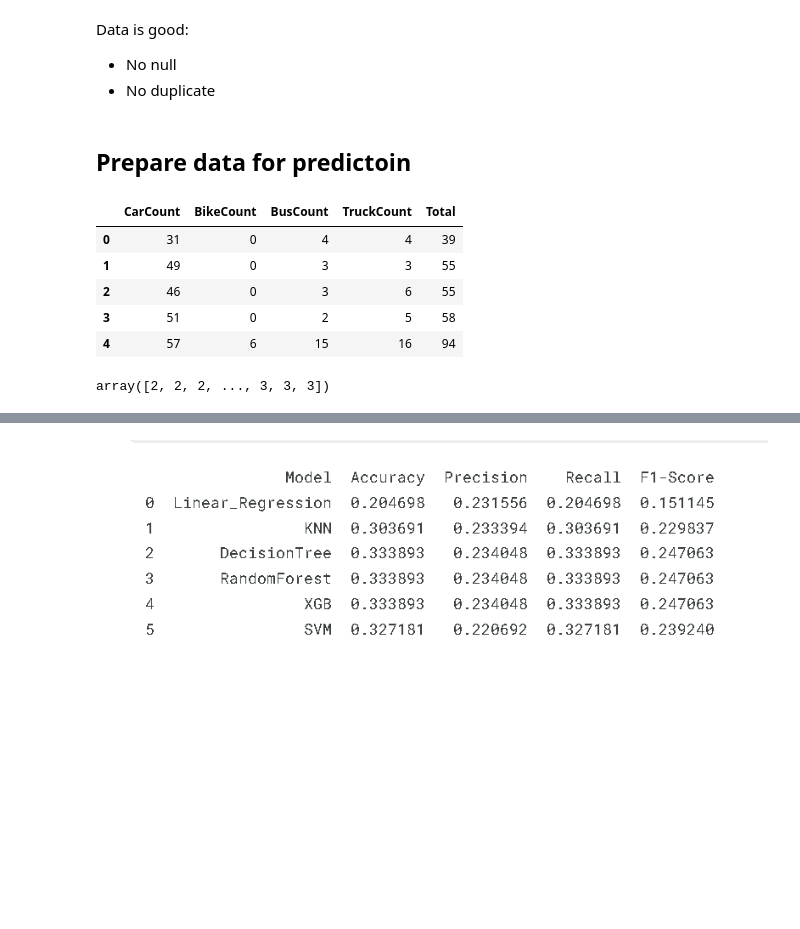
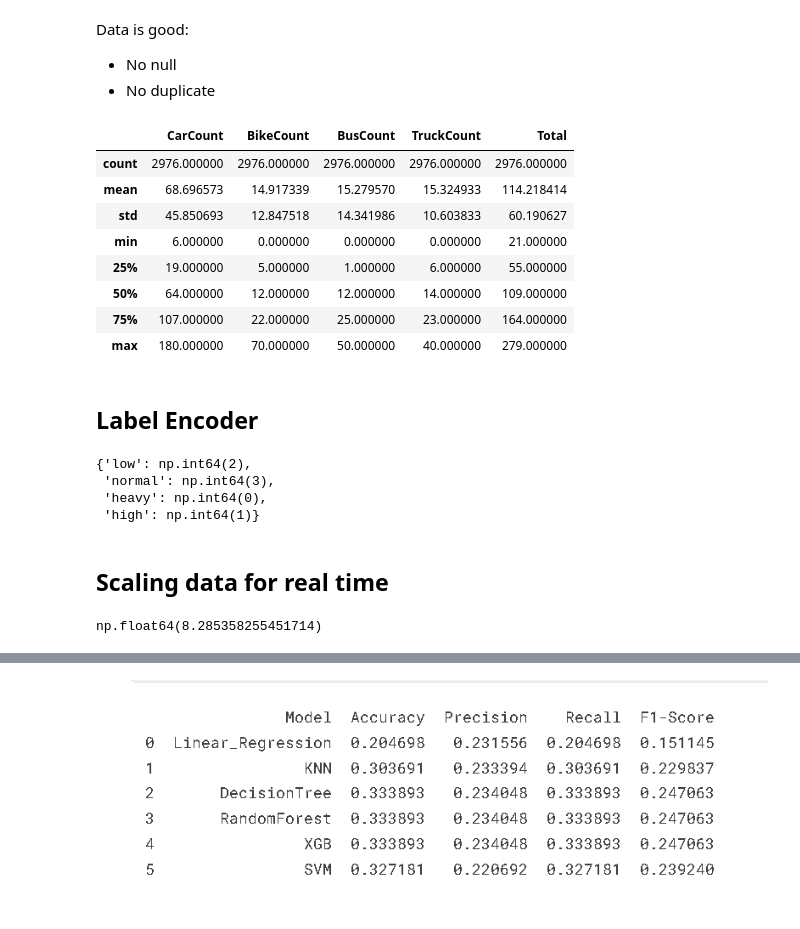
Before and after one commit to daoanhkhoa123/Counting-Car-From-Camera-then-Project-It-on-Folium, a Jupyter notebook: traffic_pred/traffic_prediction.ipynb, the cells around one changed output, grey strips where cells are left out. Saved outputs shown, nothing was run; the diff lists cells and outputs as text; code cells hidden in the pictures; blank space fills up the shorter version.

```diff
--- a/traffic_pred/traffic_prediction.ipynb
+++ b/traffic_pred/traffic_prediction.ipynb
@@ -49,5 +45,36 @@ data
 Data is good:
 - No null
 - No duplicate
+# %%
+data2 = data.drop(['Time', 'Date', 'Day of the week'], axis=1)
+y = data2['Traffic Situation']
+
+data2.describe()
+# %% [output]
+|  | CarCount | BikeCount | BusCount | TruckCount | Total |
+| count | 2976.000000 | 2976.000000 | 2976.000000 | 2976.000000 | 2976.000000 |
+| mean | 68.696573 | 14.917339 | 15.279570 | 15.324933 | 114.218414 |
+| std | 45.850693 | 12.847518 | 14.341986 | 10.603833 | 60.190627 |
+| min | 6.000000 | 0.000000 | 0.000000 | 0.000000 | 21.000000 |
+| 25% | 19.000000 | 5.000000 | 1.000000 | 6.000000 | 55.000000 |
+| 50% | 64.000000 | 12.000000 | 12.000000 | 14.000000 | 109.000000 |
+| 75% | 107.000000 | 22.000000 | 25.000000 | 23.000000 | 164.000000 |
+| max | 180.000000 | 70.000000 | 50.000000 | 40.000000 | 279.000000 |
+# %% [markdown]
+## Label Encoder
+# %%
+le = LabelEncoder()
+for col in data2.select_dtypes('object').columns:
+    data2[col] = le.fit_transform(data2[col])
+
+key = data["Traffic Situation"].unique()
+value = le.fit_transform(key)
+
+{k: v for(k,v) in zip(key, value)}
+# %% [output]
+{'low': np.int64(2),
+ 'normal': np.int64(3),
+ 'heavy': np.int64(0),
+ 'high': np.int64(1)}
 # %% [markdown]
-## Prepare data for predictoin
+## Scaling data for real time
@@ -58,18 +81,5 @@ y
-# %%
-le = LabelEncoder()
-for col in x.select_dtypes('object').columns:
-    x[col] = le.fit_transform(x[col])
-
-x.head()
-# %% [output]
-|  | CarCount | BikeCount | BusCount | TruckCount | Total |
-| 0 | 31 | 0 | 4 | 4 | 39 |
-| 1 | 49 | 0 | 3 | 3 | 55 |
-| 2 | 46 | 0 | 3 | 6 | 55 |
-| 3 | 51 | 0 | 2 | 5 | 58 |
-| 4 | 57 | 6 | 15 | 16 | 94 |
-# %%
-y = le.fit_transform(y)
-y
-# %% [output]
-array([2, 2, 2, ..., 3, 3, 3])
+# %%
+scale_factor = data[data["Traffic Situation"] == "high"]["CarCount"].mean()/10
+scale_factor
+# %% [output]
+np.float64(8.285358255451714)
```
Also changed, not shown: parts of 18 cells of this notebook, 10 other files.
